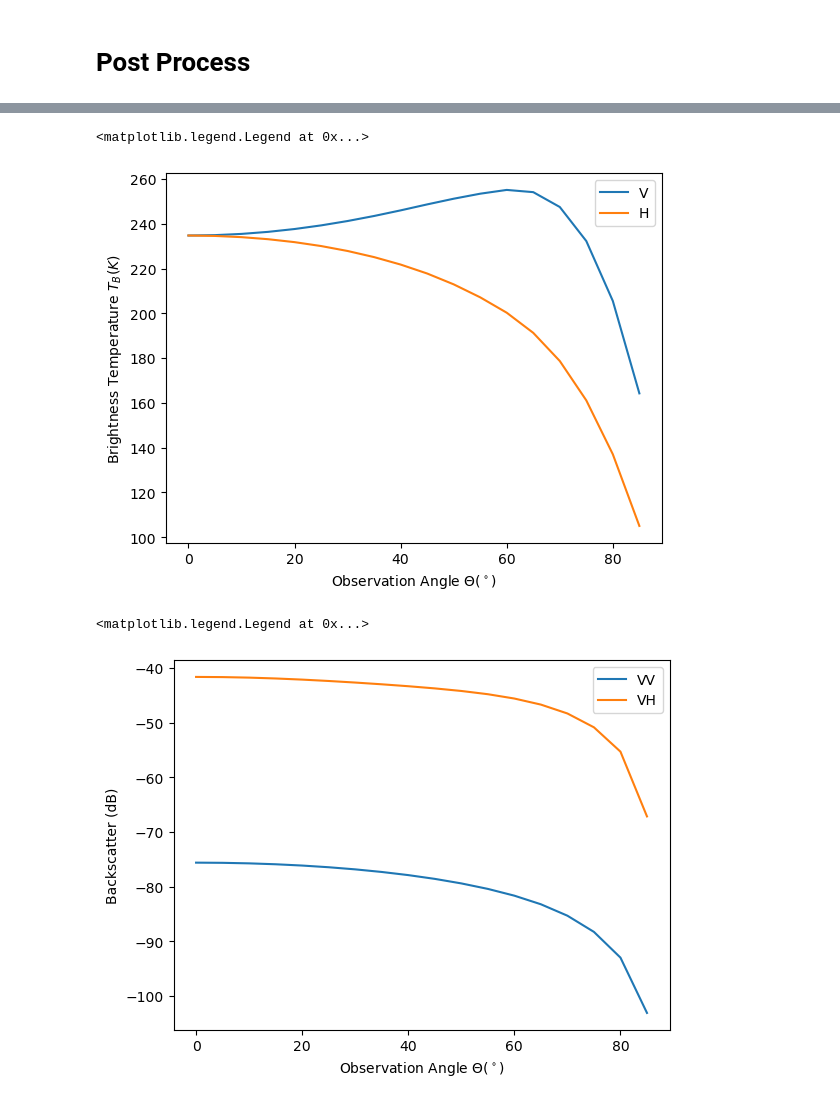
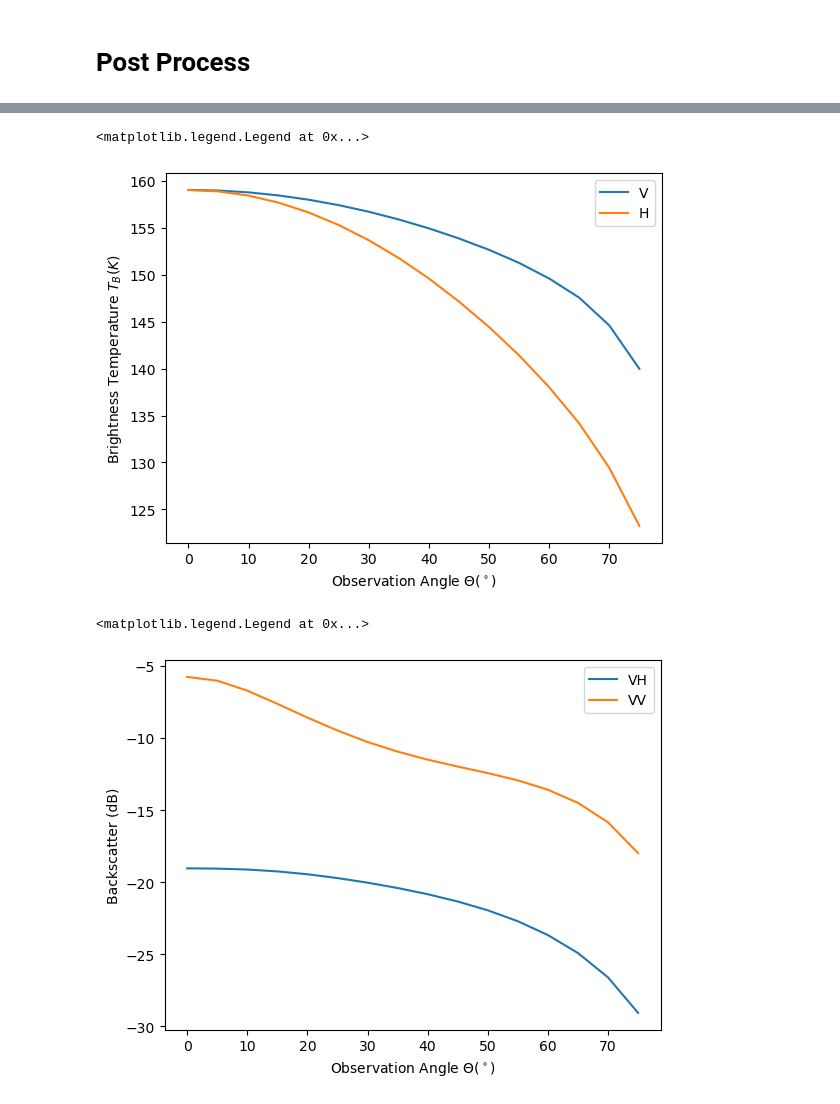
Before and after one commit to zjuiEMLab/RShub_demo, a Jupyter notebook: Snow-demo-1.ipynb, the cells around one changed output, grey strips where cells are left out. Drawn from its saved outputs; the diff is of its cells as text; code cells hidden in the pictures.

```diff
--- a/Snow-demo-1.ipynb
+++ b/Snow-demo-1.ipynb
@@ -8,8 +11,8 @@ import numpy as np
 # Define user token
 token = '6uf0z22#$m!!0095xo**1vy1s*04k!'
 project_name = 'Snow Demo t3'
-task_name1 = 'Demo 1 Active t6'
-task_name2 = 'Demo 2 Passive t6'
+task_name1 = 'Demo 1 Active t19'
+task_name2 = 'Demo 2 Passive t19'
 # %%
 # ============== CHANGE YOUR INPUT PARAMETERS HERE ==============
 # ====== Parameters not define will be set to default values ======
@@ -30,7 +33,7 @@ output_var2 = 2
 fGHz = [1.41, 6.925, 10.65]
 
 # angle=[30, 40, 50] # Incident Angle
-angle = np.arange(0,90,5)
+angle = np.arange(0,80,5)
 angle = angle.tolist()
 
 
@@ -39,13 +42,29 @@ angle = angle.tolist()
 algorithm = 1
 
 # Step 4: Describe your scenario (Demo shows 3-layer snow)
-depth=[20,20,20] # [cm]
-rho=[0.3,0.3,0.3] # [g/m3]
-dia=[0.15,0.15,0.15] # Grain size diameter [mm]
-tau=[0.1,0.1,0.1] # stickness
-Tsnow=[260,260,260] # Snow temperature [K]
+depth=[30,20,7,18] # [cm]
+rho=[0.111,0.224,0.189,0.216] # [gmcc]
+dia=[0.5,1.0,2.0,3.0] # Grain size diameter [mm]
+tau=[0.1,0.1,0.1,0.1] # stickness #
+Tsnow=[260,260,260,260] # Snow temperature [K]
 
 Tg=270 # Ground Temperature [K]
+mv=0.2 # soil moisture
+clayfrac=0.3 #clay fraction
+
+# Passive parameters to calculate surface backscattering
+rough_model = 1 # option 1: Q/H model; option 2: Wegmuller and Matzler 1999 model
+rough_Q = 0.5  # polarization mixing factor, unitless
+rough_H = 0.5 # roughness height factor, unitless # Q = H = 0, means flat bottom surface
+
+surf_model_setting_passive=[rough_model,rough_Q,rough_H] #'OH'
+
+# Active parameters to calculate surface backscattering
+rough_model = 3    # option 1: 'NMM3D'; option 2: 'SPM3D'; option 3: 'OH'
+rough_rms = 0.25 # rough ground rms height, (cm) rms == 0 assumes flat bottom boundary
+rough_ratio = 7  # correlation length / rms height
+
+surf_model_setting_active=[rough_model,rough_rms,rough_ratio] #'OH'
 # %%
 data1 = {
     'scenario_flag': scenario_flag,
@@ -176,17 +180,17 @@ ax.set(xlabel='Observation Angle $\Theta(^\circ)$', ylabel='Brightness Temperatu
 ax.legend(['V', 'H'])
 # %% [output]
 <matplotlib.legend.Legend at 0x...>
-[figure, old version]
+[figure, new version]
 # %%
 import matplotlib.pyplot as plt
 
 # plot the data
 fig = plt.figure()
 ax = fig.add_subplot(1, 1, 1)
 ax.plot(theta_obs, backscatter_vh, color='tab:blue')
 ax.plot(theta_obs, backscatter_vv, color='tab:orange')
 ax.set(xlabel='Observation Angle $\Theta(^\circ)$', ylabel='Backscatter (dB)')
-ax.legend(['VV', 'VH'])
+ax.legend(['VH', 'VV'])
 # %% [output]
 <matplotlib.legend.Legend at 0x...>
-[figure, old version]
+[figure, new version]
```
Also changed, not shown: parts of 8 cells of this notebook, 1 other file.
